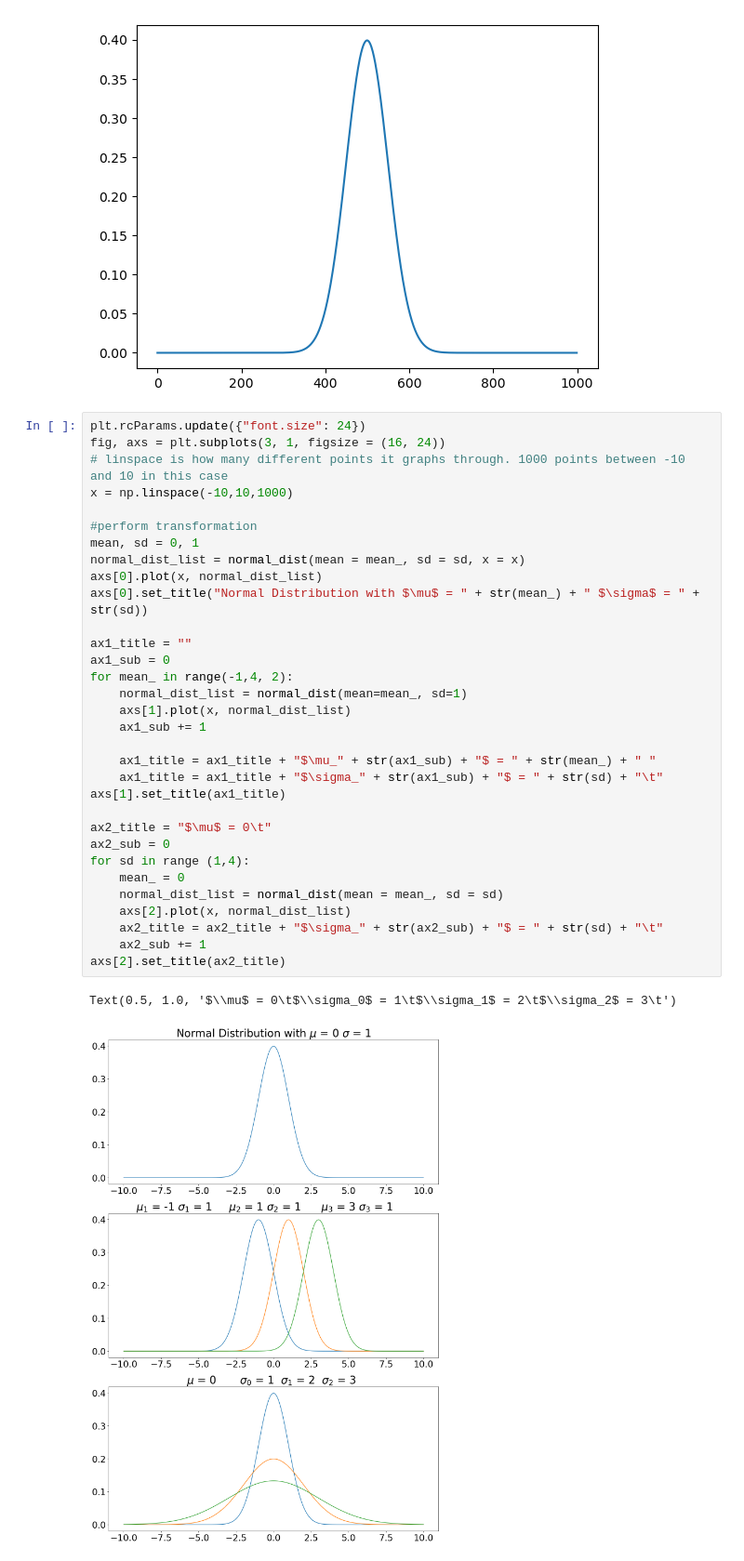
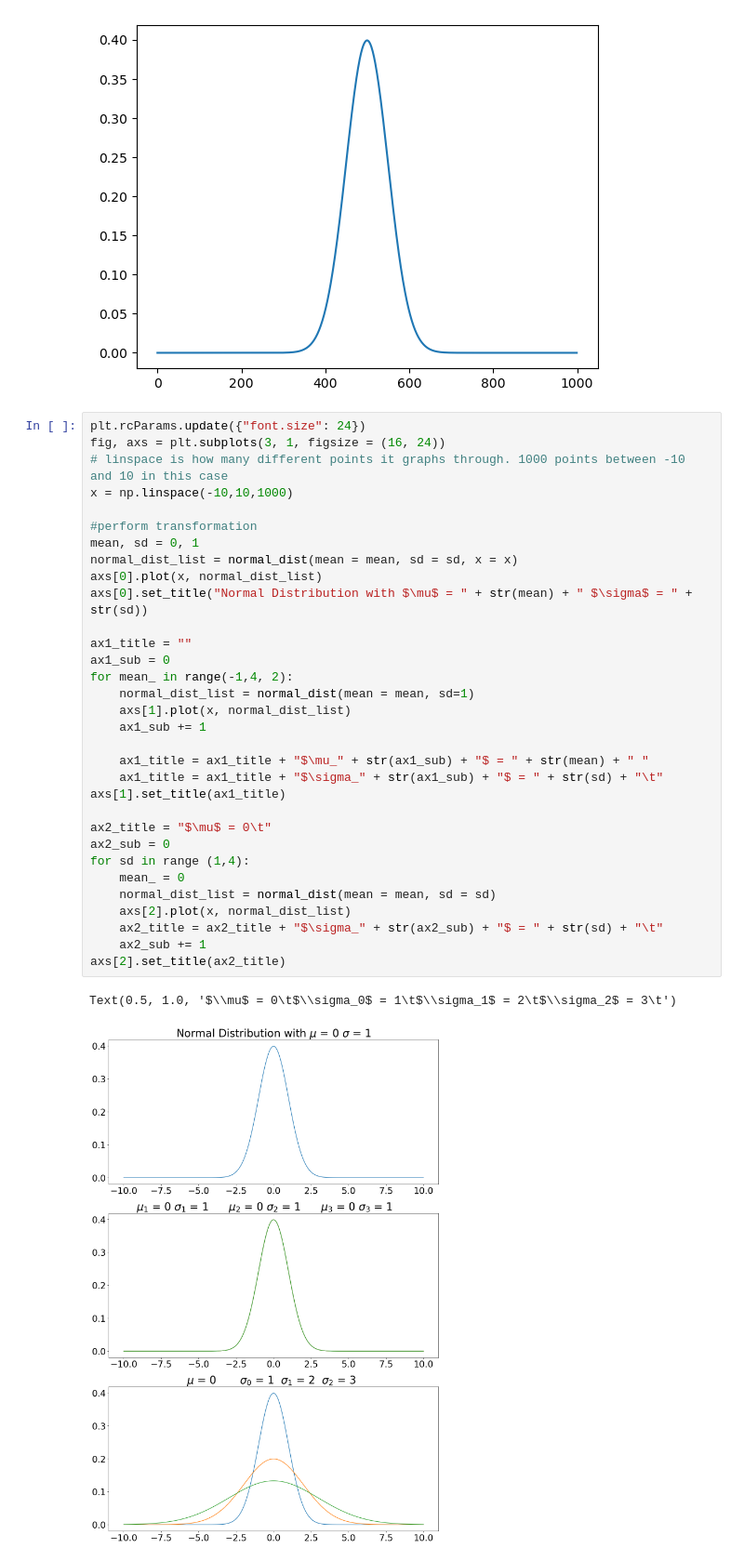
Before and after one commit to MattKrepp1/Econ-411, a Jupyter notebook: In Class Projects/Project 7 - Probability Distributions.ipynb, the cells around one changed output. Shown at 93% size. Saved outputs shown, nothing was run; the diff lists cells and outputs as text.

```diff
--- a/In Class Projects/Project 7 - Probability Distributions.ipynb
+++ b/In Class Projects/Project 7 - Probability Distributions.ipynb
@@ -62,35 +62,35 @@ plt.plot(normal_dist_list)
 # %%
 plt.rcParams.update({"font.size": 24})
 fig, axs = plt.subplots(3, 1, figsize = (16, 24))
 # linspace is how many different points it graphs through. 1000 points between -10 and 10 in this case
 x = np.linspace(-10,10,1000)
 
 #perform transformation
 mean, sd = 0, 1
-normal_dist_list = normal_dist(mean = mean_, sd = sd, x = x)
+normal_dist_list = normal_dist(mean = mean, sd = sd, x = x)
 axs[0].plot(x, normal_dist_list)
-axs[0].set_title("Normal Distribution with $\mu$ = " + str(mean_) + " $\sigma$ = " + str(sd))
+axs[0].set_title("Normal Distribution with $\mu$ = " + str(mean) + " $\sigma$ = " + str(sd))
 
 ax1_title = ""
 ax1_sub = 0
 for mean_ in range(-1,4, 2):
-    normal_dist_list = normal_dist(mean=mean_, sd=1)
+    normal_dist_list = normal_dist(mean = mean, sd=1)
     axs[1].plot(x, normal_dist_list)
     ax1_sub += 1
 
-    ax1_title = ax1_title + "$\mu_" + str(ax1_sub) + "$ = " + str(mean_) + " "
+    ax1_title = ax1_title + "$\mu_" + str(ax1_sub) + "$ = " + str(mean) + " "
     ax1_title = ax1_title + "$\sigma_" + str(ax1_sub) + "$ = " + str(sd) + "\t"
 axs[1].set_title(ax1_title)
 
 ax2_title = "$\mu$ = 0\t"
 ax2_sub = 0
 for sd in range (1,4):
     mean_ = 0
-    normal_dist_list = normal_dist(mean = mean_, sd = sd)
+    normal_dist_list = normal_dist(mean = mean, sd = sd)
     axs[2].plot(x, normal_dist_list)
     ax2_title = ax2_title + "$\sigma_" + str(ax2_sub) + "$ = " + str(sd) + "\t"
     ax2_sub += 1
 axs[2].set_title(ax2_title)
 # %% [output]
 Text(0.5, 1.0, '$\\mu$ = 0\t$\\sigma_0$ = 1\t$\\sigma_1$ = 2\t$\\sigma_2$ = 3\t')
-[figure, old version]
+[figure, new version]
```
Also changed, not shown: parts of 21 cells of this notebook.
